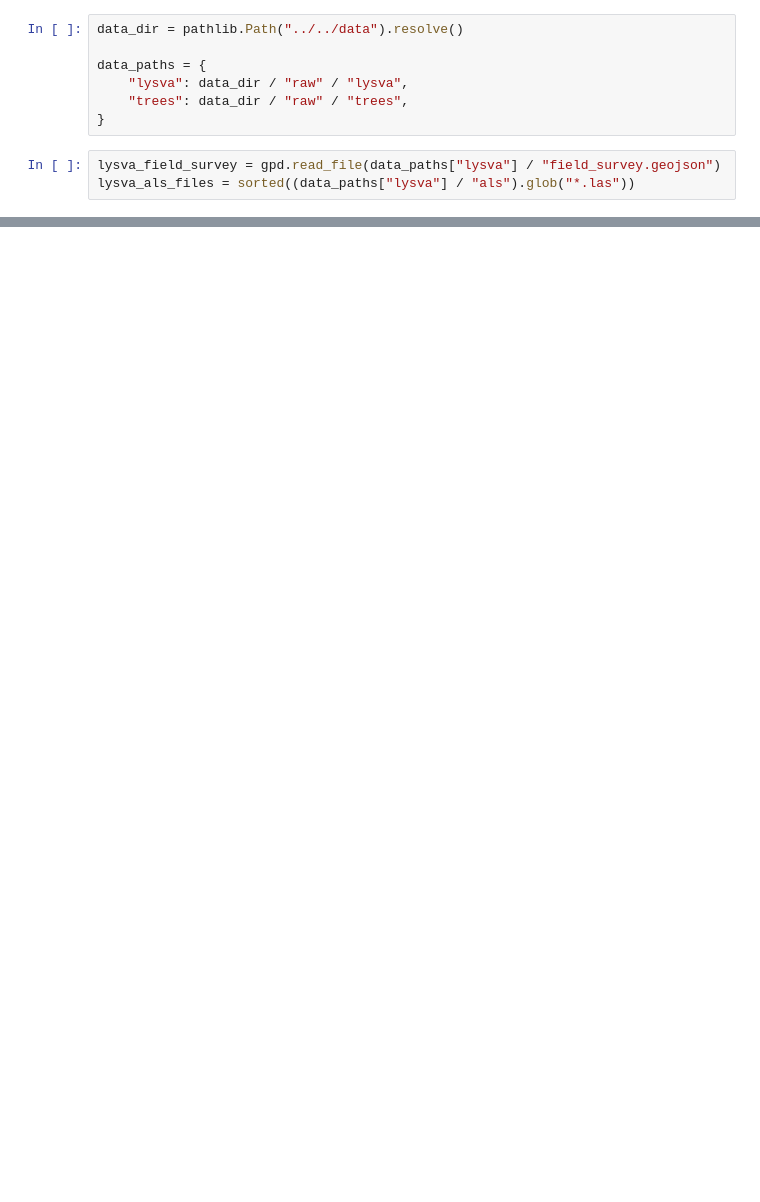
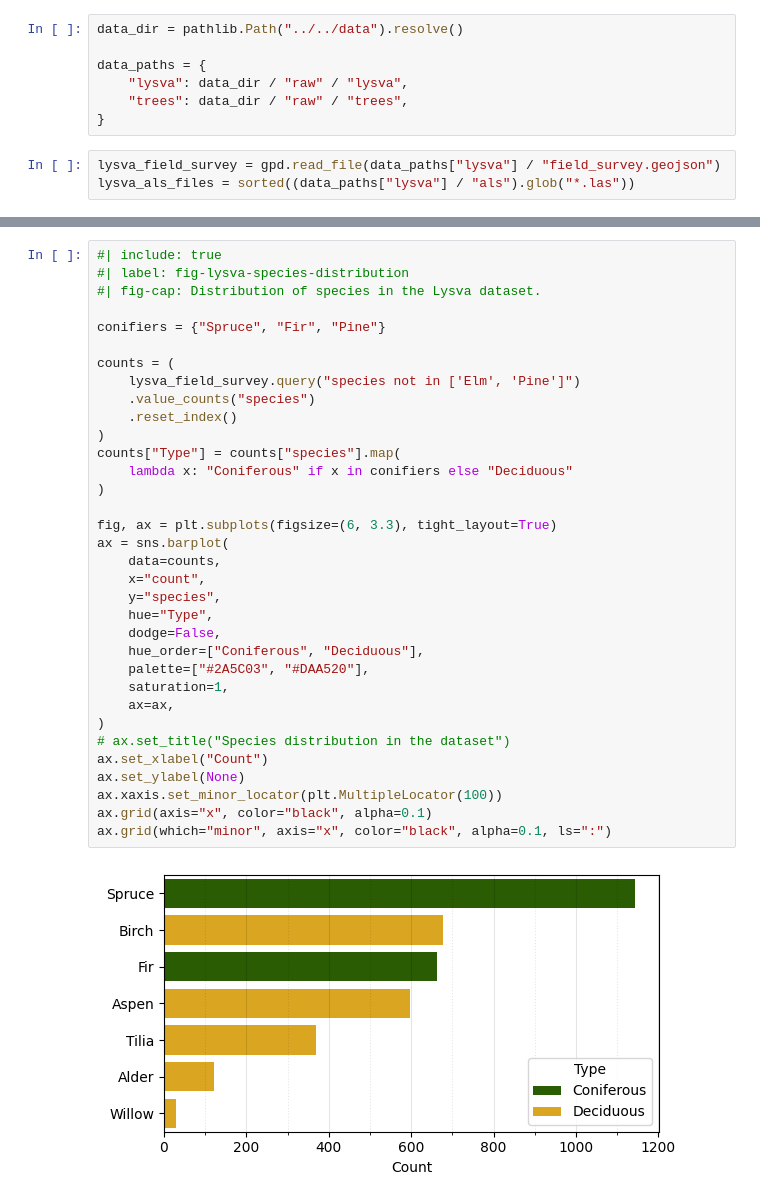
Before and after one commit to iod-ine/thesis, a Jupyter notebook: chapters/03a_datasets.ipynb, the cells around one changed output, grey strips where cells are left out. Cells and saved outputs as stored; diff of their text form; blank space fills up the shorter version.

```diff
--- a/chapters/03a_datasets.ipynb
+++ b/chapters/03a_datasets.ipynb
@@ -59,0 +63,36 @@ scatter_point_cloud_3d(xyz, color=colors / 255);
+# %%
+#| include: true
+#| label: fig-lysva-species-distribution
+#| fig-cap: Distribution of species in the Lysva dataset.
+
+conifiers = {"Spruce", "Fir", "Pine"}
+
+counts = (
+    lysva_field_survey.query("species not in ['Elm', 'Pine']")
+    .value_counts("species")
+    .reset_index()
+)
+counts["Type"] = counts["species"].map(
+    lambda x: "Coniferous" if x in conifiers else "Deciduous"
+)
+
+fig, ax = plt.subplots(figsize=(6, 3.3), tight_layout=True)
+ax = sns.barplot(
+    data=counts,
+    x="count",
+    y="species",
+    hue="Type",
+    dodge=False,
+    hue_order=["Coniferous", "Deciduous"],
+    palette=["#2A5C03", "#DAA520"],
+    saturation=1,
+    ax=ax,
+)
+# ax.set_title("Species distribution in the dataset")
+ax.set_xlabel("Count")
+ax.set_ylabel(None)
+ax.xaxis.set_minor_locator(plt.MultipleLocator(100))
+ax.grid(axis="x", color="black", alpha=0.1)
+ax.grid(which="minor", axis="x", color="black", alpha=0.1, ls=":")
+# %% [output]
+[figure, added]
```
Also changed, not shown: parts of 7 cells of this notebook.
